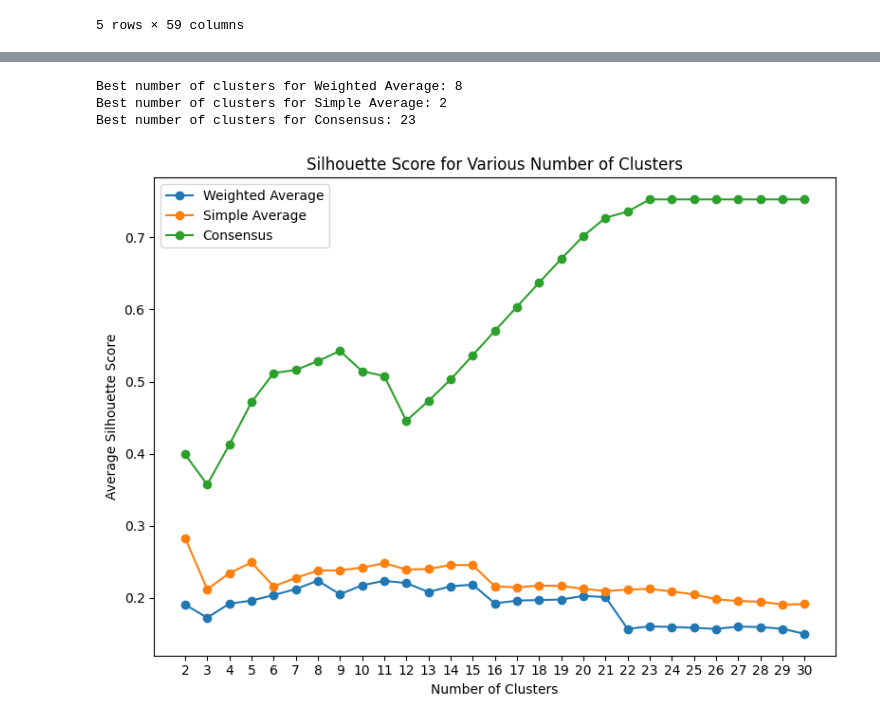
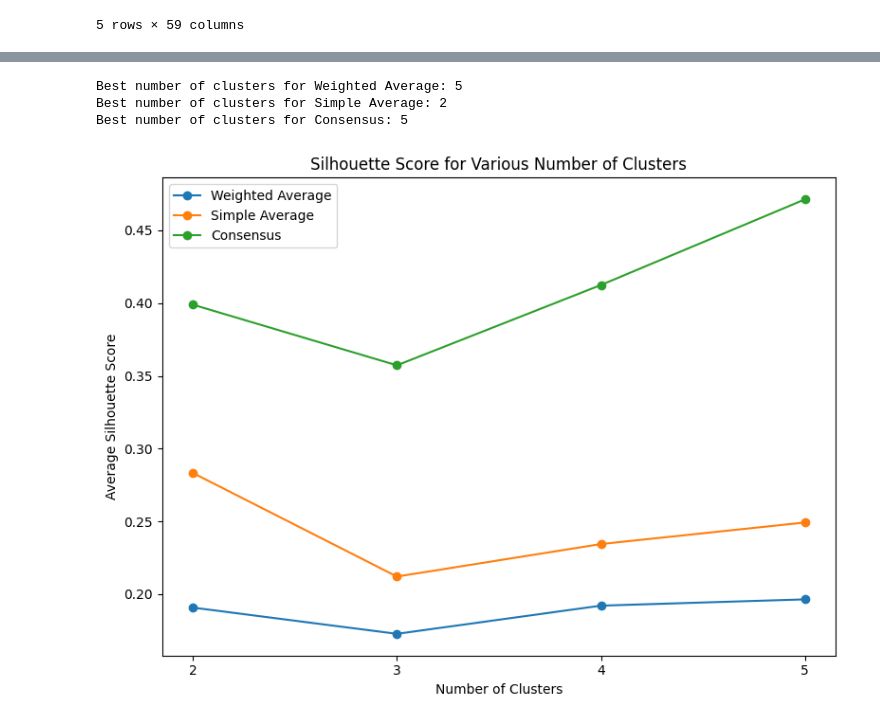
Before and after one commit to BioTechCo/main_project, a Jupyter notebook: process/GO_cluster.ipynb, the cells around one changed output, grey strips where cells are left out. Cells and saved outputs as stored; diff of their text form; code cells hidden in the pictures.

```diff
--- a/process/GO_cluster.ipynb
+++ b/process/GO_cluster.ipynb
@@ -236,11 +236,11 @@ consensus_matrix = pd.DataFrame(
 consensus_matrix += consensus_matrix.T
 
 
-distance_matrix_ = 1 - consensus_matrix / 3
-np.fill_diagonal(distance_matrix_.values, 0)
+distance_matrix_consensus = 1 - consensus_matrix / 3
+np.fill_diagonal(distance_matrix_consensus.values, 0)
 
 
-distance_matrix_.head()
+distance_matrix_consensus.head()
 # %% [output]
 | gene | ALOX12 | APLNR | CD46 | CDH5 | CEACAM5 | CHRNA6 | CKLF | CLEC9A | CMTM5 | CRISP2 | ... | ... |
 | gene |  |  |  |  |  |  |  |  |  |  |  | ... |
@@ -260,7 +269,5 @@ cluster_result.to_csv(consensus_output, index=False)
 # %%
-def hierarchical_clustering_compare(
-    distance_matrices, names, range_min=2, range_max=30
-):
+def hierarchical_clustering_compare(distance_matrices, names, range_min=2, range_max=5):
     # Check if exactly three distance matrices and three names are provided
     if len(distance_matrices) != 3 or len(names) != 3:
         raise ValueError(
@@ -297,17 +304,13 @@ def hierarchical_clustering_compare(
     plt.legend()
     plt.tight_layout()
     plt.show()
-
-
-# Example usage:
-# hierarchical_clustering([distance_matrix1, distance_matrix2, distance_matrix3], ['Matrix 1', 'Matrix 2', 'Matrix 3'])
 # %%
 hierarchical_clustering_compare(
-    [weighted_sum_dataframe, simple_sum_dataframe, distance_matrix_],
+    [weighted_sum_dataframe, simple_sum_dataframe, distance_matrix_consensus],
     ["Weighted Average", "Simple Average", "Consensus"],
 )
 # %% [output]
-Best number of clusters for Weighted Average: 8
+Best number of clusters for Weighted Average: 5
 Best number of clusters for Simple Average: 2
-Best number of clusters for Consensus: 23
+Best number of clusters for Consensus: 5
-[figure, old version]
+[figure, new version]
```
Also changed, not shown: parts of 18 cells of this notebook, 3 other files.
